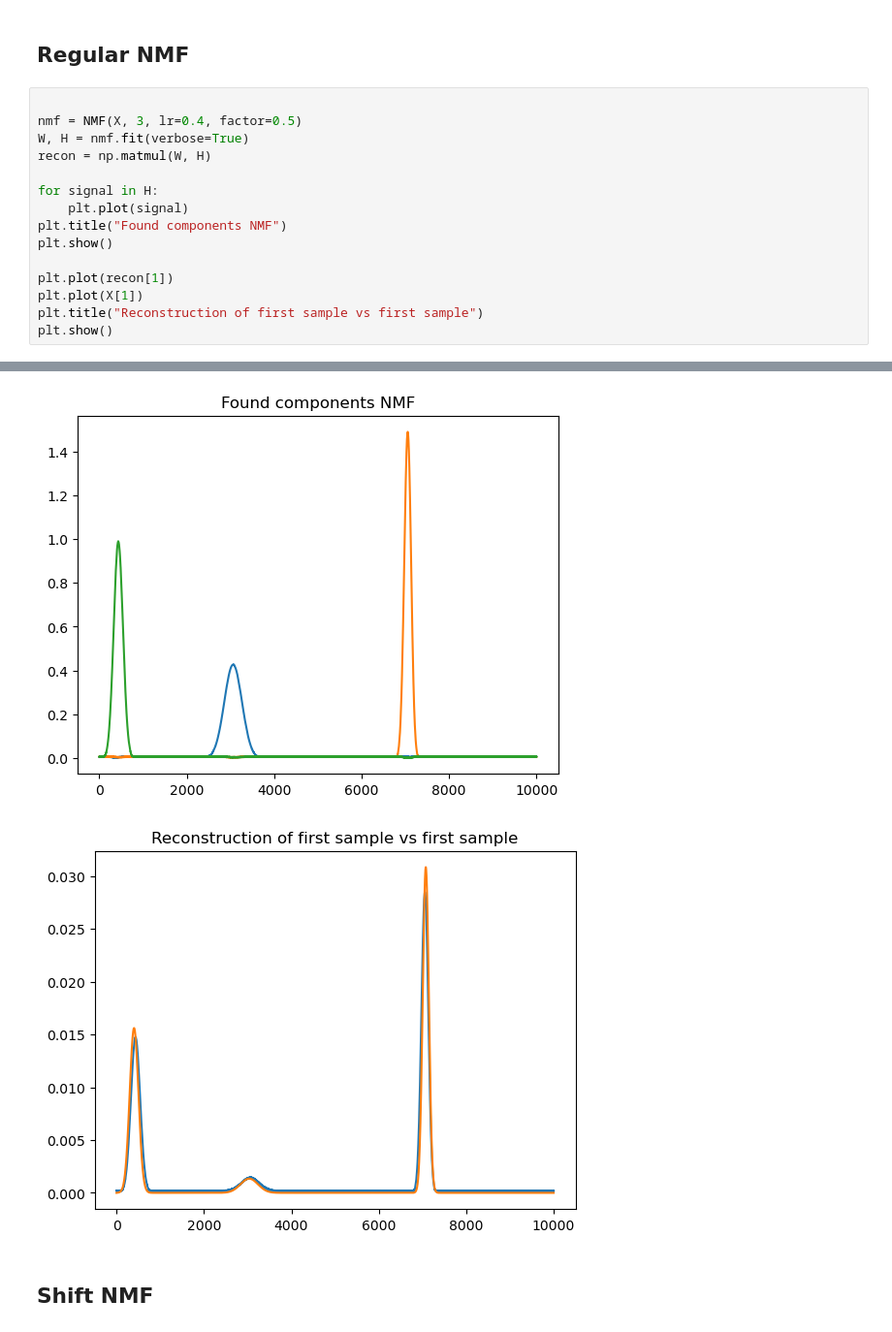
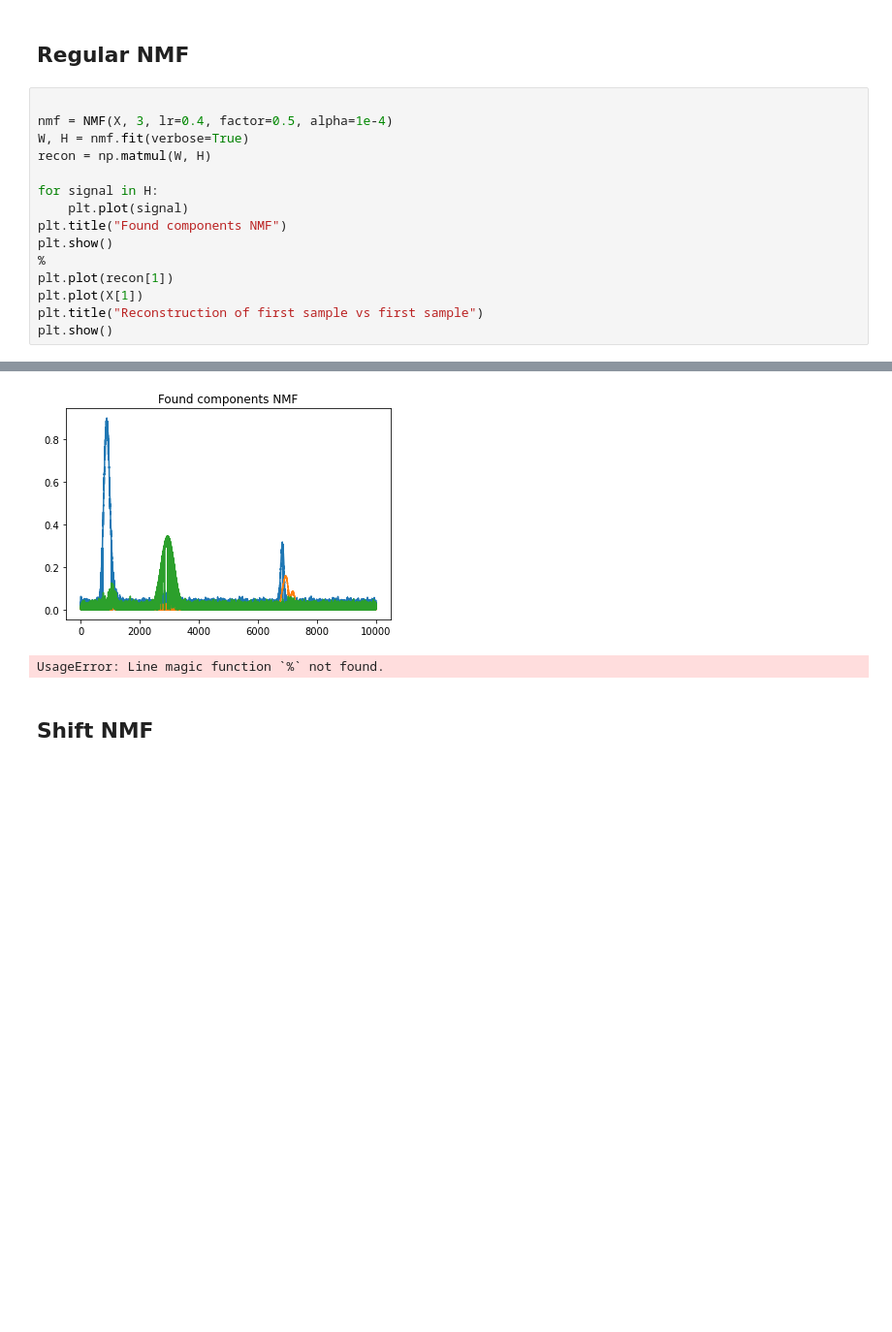
Before and after one commit to AlexanderVoldby/02466Fagprojekt2023, a Jupyter notebook: test_with_shift.ipynb, the cells around one changed output, grey strips where cells are left out. Shown at 97% size. Drawn from its saved outputs; the diff is of its cells as text; blank space fills up the shorter version.

```diff
--- a/test_with_shift.ipynb
+++ b/test_with_shift.ipynb
@@ -97,7 +97,7 @@ plt.show()
 ## Regular NMF
 # %%
 
-nmf = NMF(X, 3, lr=0.4, factor=0.5)
+nmf = NMF(X, 3, lr=0.4, factor=0.5, alpha=1e-4)
 W, H = nmf.fit(verbose=True)
 recon = np.matmul(W, H)
 
@@ -105,7 +105,7 @@ for signal in H:
     plt.plot(signal)
 plt.title("Found components NMF")
 plt.show()
-
+%
 plt.plot(recon[1])
 plt.plot(X[1])
 plt.title("Reconstruction of first sample vs first sample")
@@ -115,4 +115,4 @@ epoch: 15158, Loss: 0.07299871242654253
-[figure, old version]
+[figure, new version]
-[figure, removed]
+UsageError: Line magic function `%` not found.
 # %% [markdown]
 ## Shift NMF
```
Also changed, not shown: parts of 10 cells of this notebook, 1 other file.
